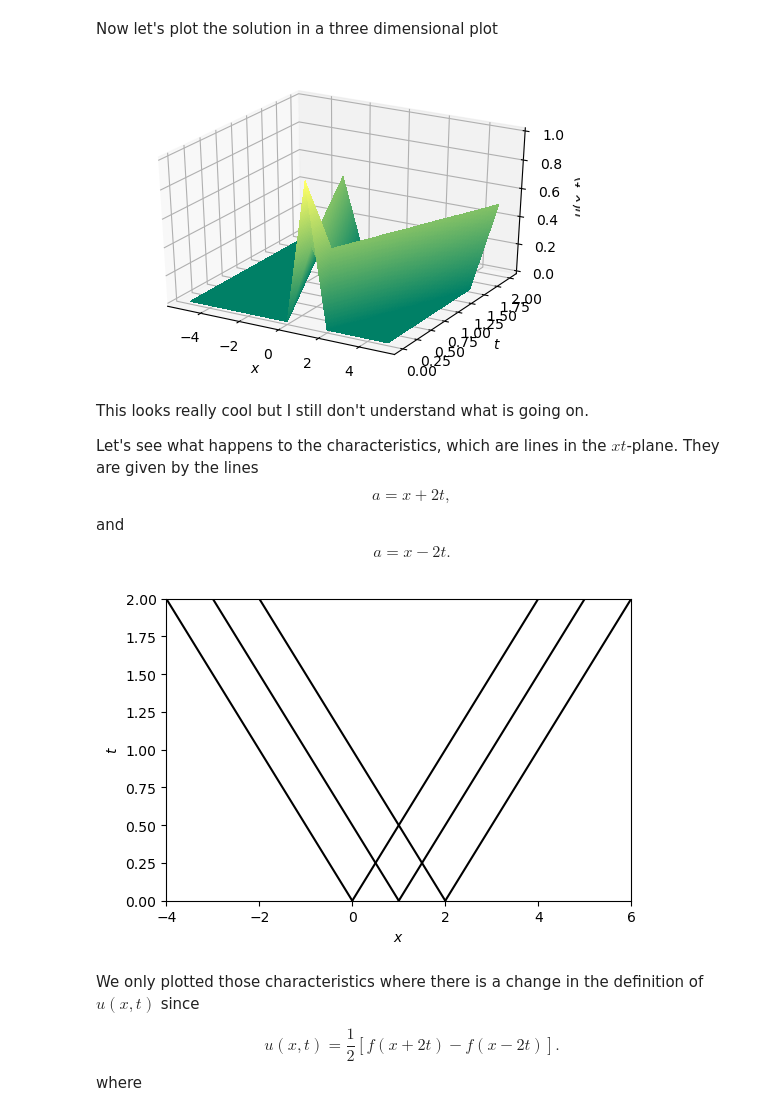
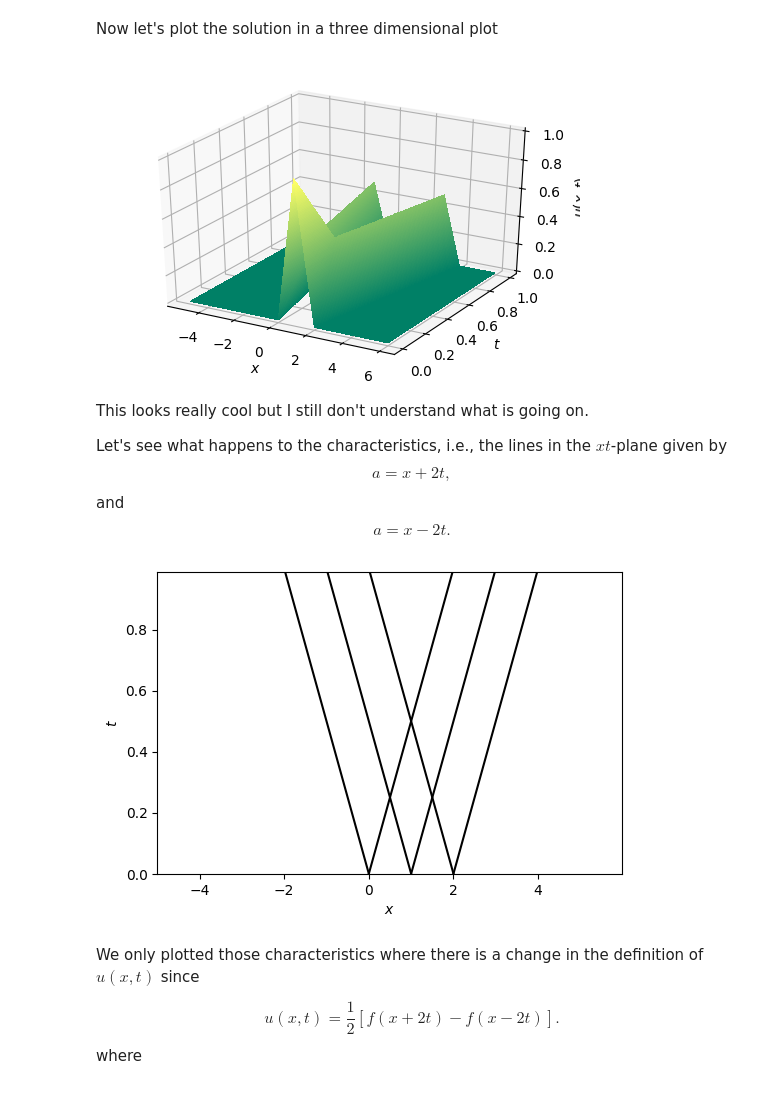
Before and after one commit to ccontrer/MATH300, a Jupyter notebook: [Week 6] d'Alembert's solution (Exercise 17.12).ipynb, the cells around one changed output. Drawn from its saved outputs; the diff is of its cells as text; code cells hidden in the pictures.

```diff
--- a/[Week 6] d'Alembert's solution (Exercise 17.12).ipynb
+++ b/[Week 6] d'Alembert's solution (Exercise 17.12).ipynb
@@ -45,14 +51,14 @@ def u(x,t):
 Now let's plot the solution in a three dimensional plot
 # %%
 # We need to create a mesh
-X = np.arange(-5, 5, 0.01)
-T = np.arange(0, 2, 0.01)
-X, T = np.meshgrid(X, T)
+X = np.arange(-5, 6, 0.01)
+T = np.arange(0, 1, 0.01)
+XX, TT = np.meshgrid(X, T)
 # and evaluate the solution in this mesh
-U = u(X, T)
+U = u(XX, TT)
 fig = plt.figure(dpi=100)
 ax = fig.gca(projection='3d')
-surf = ax.plot_surface(X, T, U,
+surf = ax.plot_surface(XX, TT, U,
                        cmap='summer',
                        rstride=1, cstride=1,
                        alpha=None, antialiased=False)
@@ -61,34 +67,30 @@ ax.set_ylabel("$t$")
 ax.set_zlabel("$u(x,t)$")
 plt.show()
 # %% [output]
-[figure, old version]
+[figure, new version]
 # %% [markdown]
 This looks really cool but I still don't understand what is going on.
 
-Let's see what happens to the characteristics, which are lines in the $xt$-plane. They are given by the lines
+Let's see what happens to the characteristics, i.e., the lines in the $xt$-plane given by
 $$a=x+2t,$$
 and
 $$a=x-2t.$$
 # %%
 def charac1(x, a):
     return a/2 - x/2
 def charac2(x, a):
     return -a/2 + x/2
-X = np.arange(-5, 6, 0.01)
 fig = plt.figure(dpi=100)
-plt.plot(X, charac1(X, 0), 'k-')
-plt.plot(X, charac1(X, 1), 'k-')
-plt.plot(X, charac1(X, 2), 'k-')
-plt.plot(X, charac2(X, 0), 'k-')
-plt.plot(X, charac2(X, 1), 'k-')
-plt.plot(X, charac2(X, 2), 'k-')
-plt.xlim((-4,6))
-plt.ylim((0,2))
+for a in range(3):
+    plt.plot(X, charac1(X, a), 'k-')
+    plt.plot(X, charac2(X, a), 'k-')
+plt.xlim((min(X), max(X)))
+plt.ylim((min(T), max(T)))
 plt.xlabel("$x$")
 plt.ylabel("$t$")
 plt.show()
 # %% [output]
-[figure, old version]
+[figure, new version]
 # %% [markdown]
 We only plotted those characteristics where there is a change in the definition of $u(x,t)$ since
 
```
Also changed, not shown: parts of 6 cells of this notebook, 1 other file.
